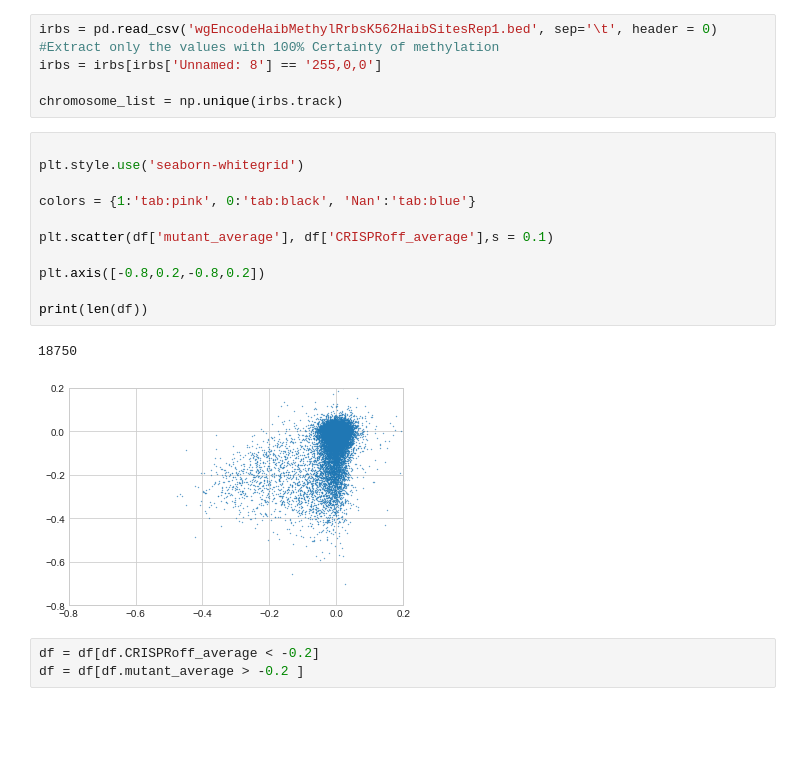
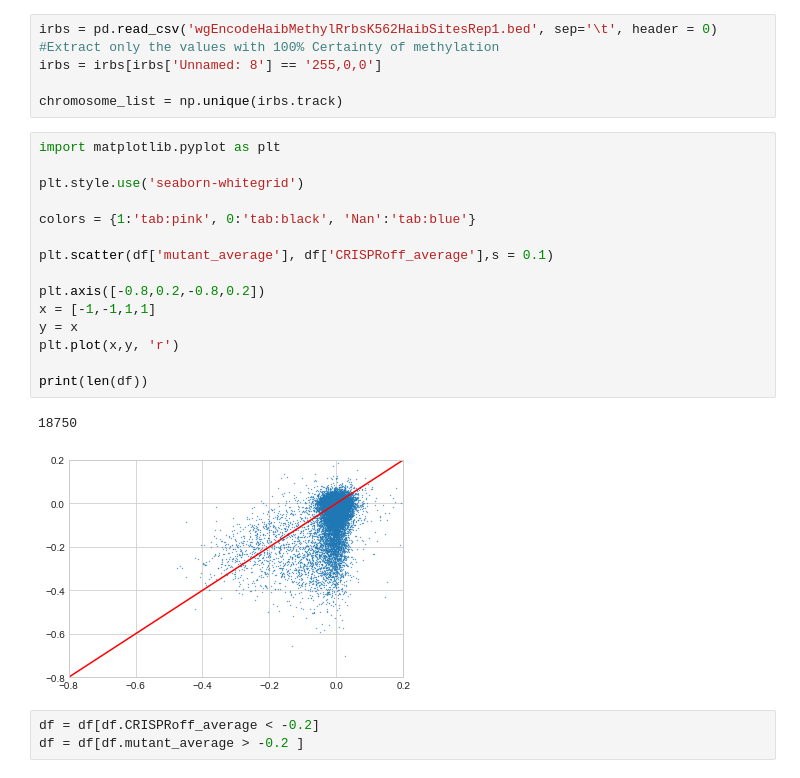
Before and after one commit to sermare/DeepOff, a Jupyter notebook: Random Forest.ipynb, the cells around one changed output. Saved outputs shown, nothing was run; the diff lists cells and outputs as text; blank space fills up the shorter version.

```diff
--- a/Random Forest.ipynb
+++ b/Random Forest.ipynb
@@ -57,19 +57,23 @@ irbs = irbs[irbs['Unnamed: 8'] == '255,0,0']
 
 chromosome_list = np.unique(irbs.track)
 # %%
+import matplotlib.pyplot as plt
 
 plt.style.use('seaborn-whitegrid')
 
 colors = {1:'tab:pink', 0:'tab:black', 'Nan':'tab:blue'}
 
 plt.scatter(df['mutant_average'], df['CRISPRoff_average'],s = 0.1)
 
 plt.axis([-0.8,0.2,-0.8,0.2])
+x = [-1,-1,1,1]
+y = x
+plt.plot(x,y, 'r')
 
 print(len(df))
 # %% [output]
 18750
-[figure, old version]
+[figure, new version]
 # %%
 df = df[df.CRISPRoff_average < -0.2]
 df = df[df.mutant_average > -0.2 ]
```
Also changed, not shown: 13 other files.
